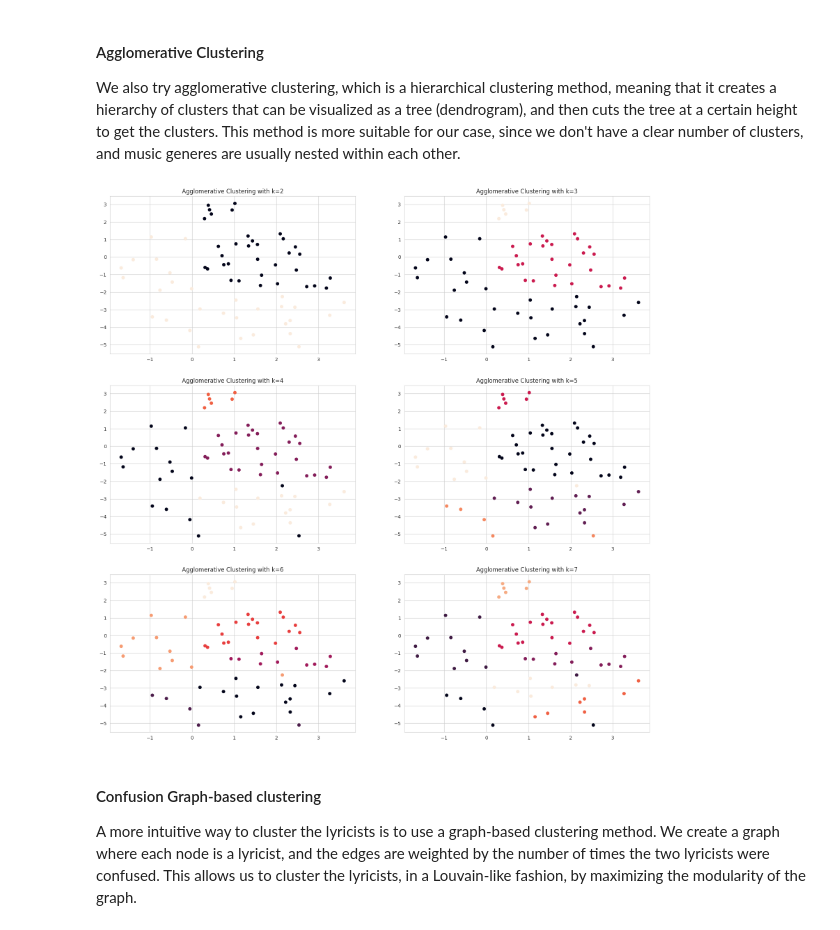
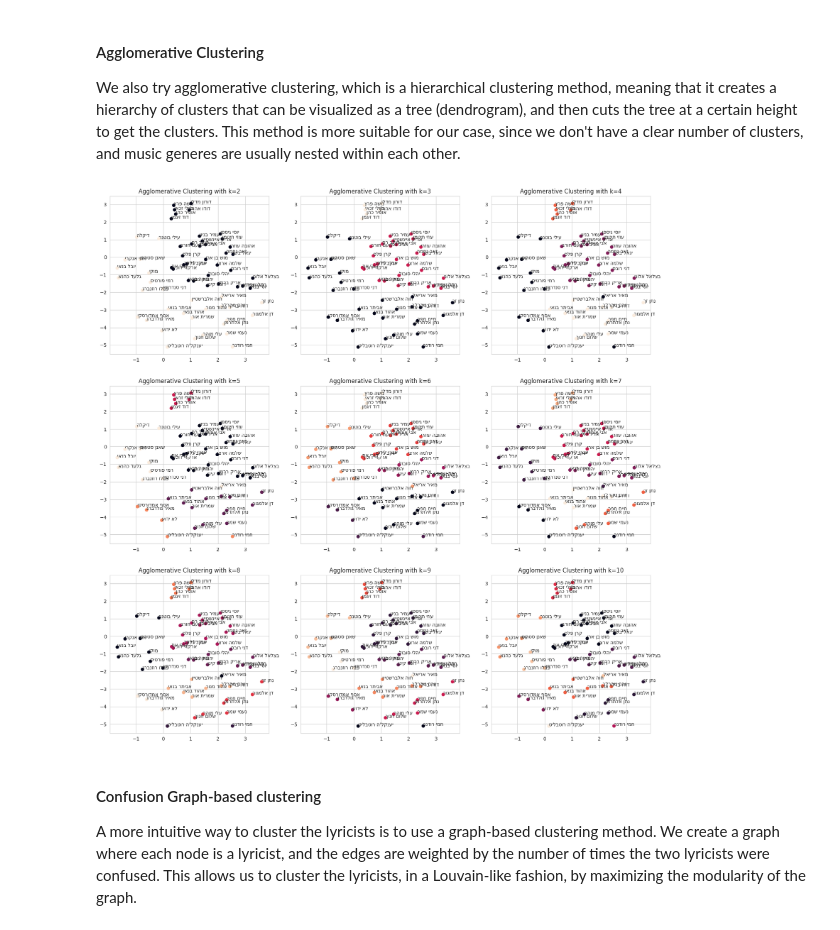
Before and after one commit to Bidusa-Kashani/MelodyMaster, a Jupyter notebook: 06 - AlephBERT/06 - AlephBERT.ipynb, the cells around one changed output. Cells and saved outputs as stored; diff of their text form; code cells hidden in the pictures.

```diff
--- a/06 - AlephBERT/06 - AlephBERT.ipynb
+++ b/06 - AlephBERT/06 - AlephBERT.ipynb
@@ -276,14 +275,16 @@ from sklearn.cluster import KMeans
 from sklearn.manifold import TSNE
 
 similarity_matrix = manhattan_distances(correlations)
-# plot clusters with different k values
-plt.subplots(nrows=3, ncols=2, figsize=(20, 20))
-for k in range(2, 8):
+plt.subplots(nrows=3, ncols=3, figsize=(20, 20))
+for k in range(2, 11):
     clusters = KMeans(n_clusters=k).fit_predict(similarity_matrix)
     tsne = TSNE(n_components=2, random_state=42)
     tsne.fit(similarity_matrix)
     tsne_results = tsne.fit_transform(similarity_matrix)
-    plt.subplot(2, 3, k - 1)
+    lyricists = [l[::-1] for l in test_classification_report.index]
+    for i, lyricist in enumerate(lyricists):
+        plt.annotate(lyricist, (tsne_results[i, 0], tsne_results[i, 1]))
+    plt.subplot(3, 3, k - 1)
     plt.scatter(tsne_results[:, 0], tsne_results[:, 1], c=clusters)
     plt.title(f"KMeans Clustering with k={k}")
 # %% [output]
@@ -313,17 +314,20 @@ This method is more suitable for our case, since we don't have a clear number of
 # %%
 from sklearn.cluster import AgglomerativeClustering
 
-plt.subplots(nrows=3, ncols=2, figsize=(20, 20))
-for k in range(2, 8):
+plt.subplots(nrows=3, ncols=3, figsize=(20, 20))
+for k in range(2, 11):
     clusters = AgglomerativeClustering(n_clusters=k).fit_predict(similarity_matrix)
     tsne = TSNE(n_components=2, random_state=42)
     tsne.fit(similarity_matrix)
     tsne_results = tsne.fit_transform(similarity_matrix)
-    plt.subplot(3, 2, k - 1)
+    lyricists = [l[::-1] for l in test_classification_report.index]
+    for i, lyricist in enumerate(lyricists):
+        plt.annotate(lyricist, (tsne_results[i, 0], tsne_results[i, 1]))
+    plt.subplot(3, 3, k - 1)
     plt.scatter(tsne_results[:, 0], tsne_results[:, 1], c=clusters)
     plt.title(f"Agglomerative Clustering with k={k}")
 # %% [output]
-[figure, old version]
+[figure, new version]
 # %% [markdown]
 #### Confusion Graph-based clustering
 A more intuitive way to cluster the lyricists is to use a graph-based clustering method.
```
Also changed, not shown: parts of 6 cells of this notebook.
